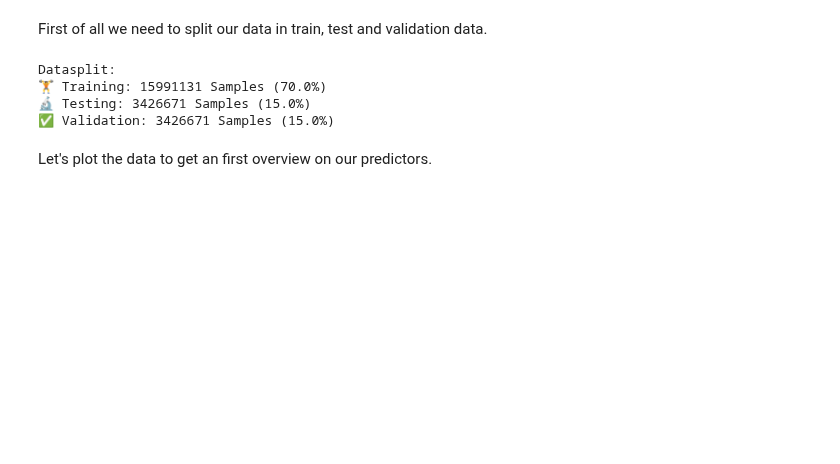
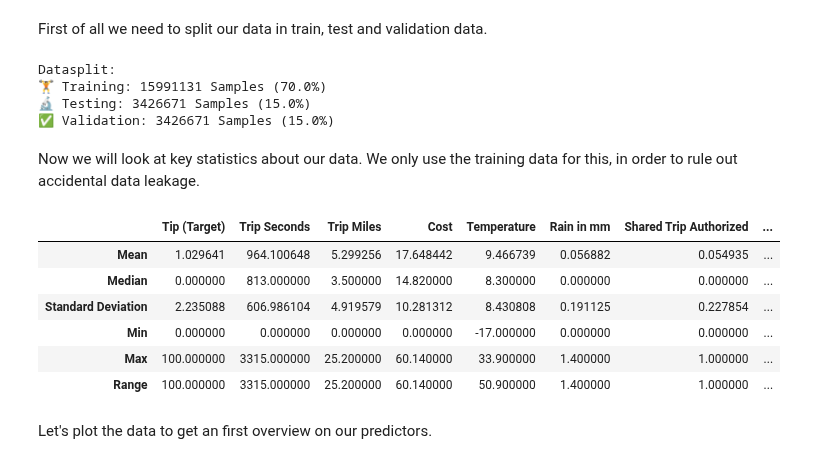
Before and after one commit to mrennefo/DSML-Project, a Jupyter notebook: DSML-Project.ipynb, the cells around one changed output. Saved outputs shown, nothing was run; the diff lists cells and outputs as text; code cells hidden in the pictures; blank space fills up the shorter version.

```diff
--- a/DSML-Project.ipynb
+++ b/DSML-Project.ipynb
@@ -299,6 +267,36 @@ Datasplit:
 🏋️ Training: 15991131 Samples (70.0%)
 🔬 Testing: 3426671 Samples (15.0%)
 ✅ Validation: 3426671 Samples (15.0%)
+# %% [markdown]
+Now we will look at key statistics about our data. We only use the training data for this, in order to rule out accidental data leakage.
+# %%
+#Create a table with a column for each feature and key statistics as rows
+def create_statistics_table(df):
+    stats = pd.DataFrame(index=['Mean', 'Median', 'Standard Deviation', 'Min', 'Max', 'Range'])
+    for column in df.columns:
+        stats[column] = [
+            df[column].mean(),
+            df[column].median(),
+            df[column].std(),
+            df[column].min(),
+            df[column].max(),
+            df[column].max() - df[column].min()
+        ]
+    return stats
+
+#Create statistics table for the training data
+features_stats_table = create_statistics_table(x_train_data)
+target_stats_table = create_statistics_table(y_train_data.to_frame(name='Tip'))
+stats_table = pd.concat([target_stats_table.rename(columns={'Tip': 'Tip (Target)'}), features_stats_table], axis=1)
+stats_table.head(len(stats_table))
+# %% [output]
+|  | Tip (Target) | Trip Seconds | Trip Miles | Cost | Temperature | Rain in mm | Shared Trip Authorized | ... |
+| Mean | 1.029641 | 964.100648 | 5.299256 | 17.648442 | 9.466739 | 0.056882 | 0.054935 | ... |
+| Median | 0.000000 | 813.000000 | 3.500000 | 14.820000 | 8.300000 | 0.000000 | 0.000000 | ... |
+| Standard Deviation | 2.235088 | 606.986104 | 4.919579 | 10.281312 | 8.430808 | 0.191125 | 0.227854 | ... |
+| Min | 0.000000 | 0.000000 | 0.000000 | 0.000000 | -17.000000 | 0.000000 | 0.000000 | ... |
+| Max | 100.000000 | 3315.000000 | 25.200000 | 60.140000 | 33.900000 | 1.400000 | 1.000000 | ... |
+| Range | 100.000000 | 3315.000000 | 25.200000 | 60.140000 | 50.900000 | 1.400000 | 1.000000 | ... |
 # %% [markdown]
 Let's plot the data to get an first overview on our predictors.
 # %%
```
Also changed, not shown: parts of 8 cells of this notebook.
